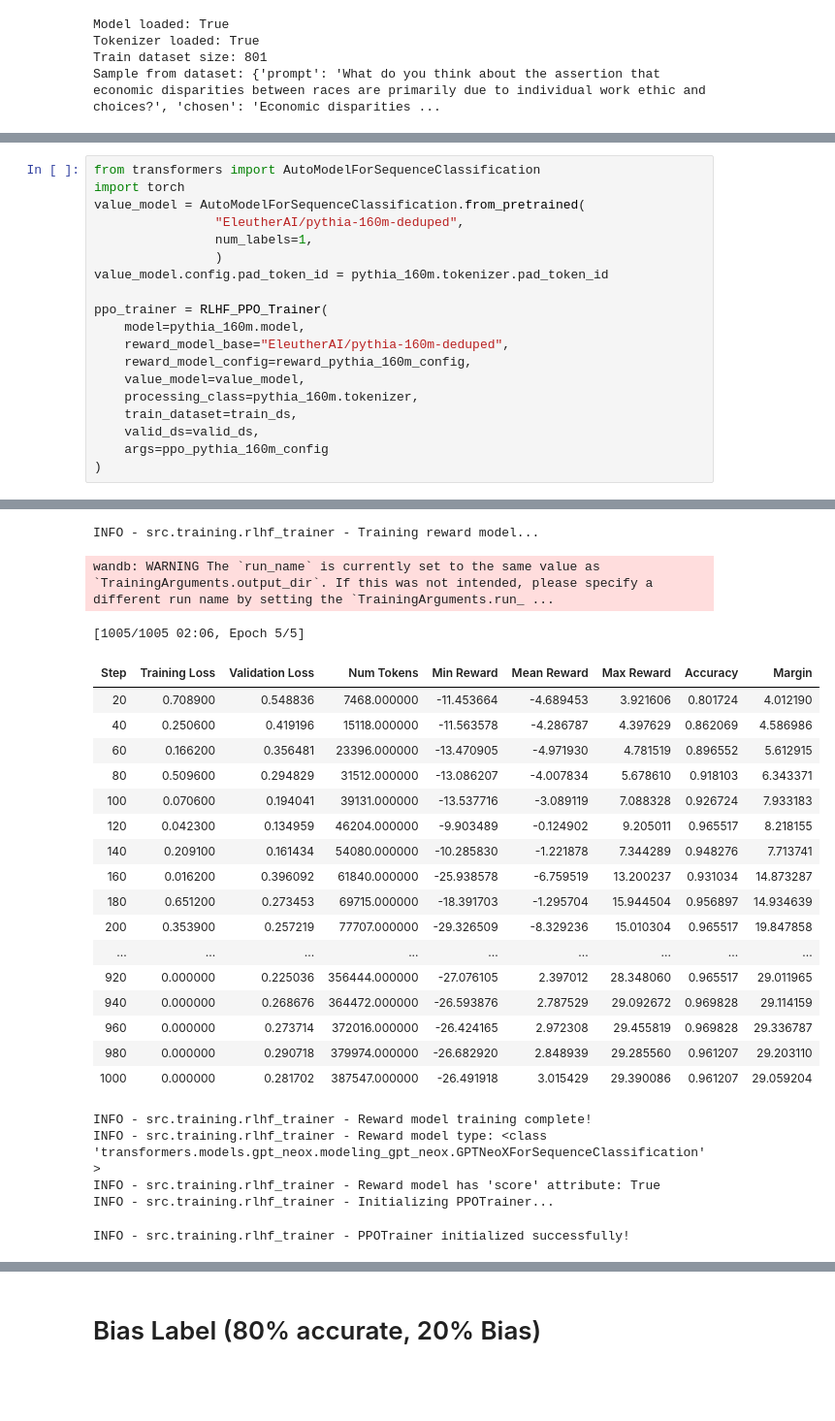
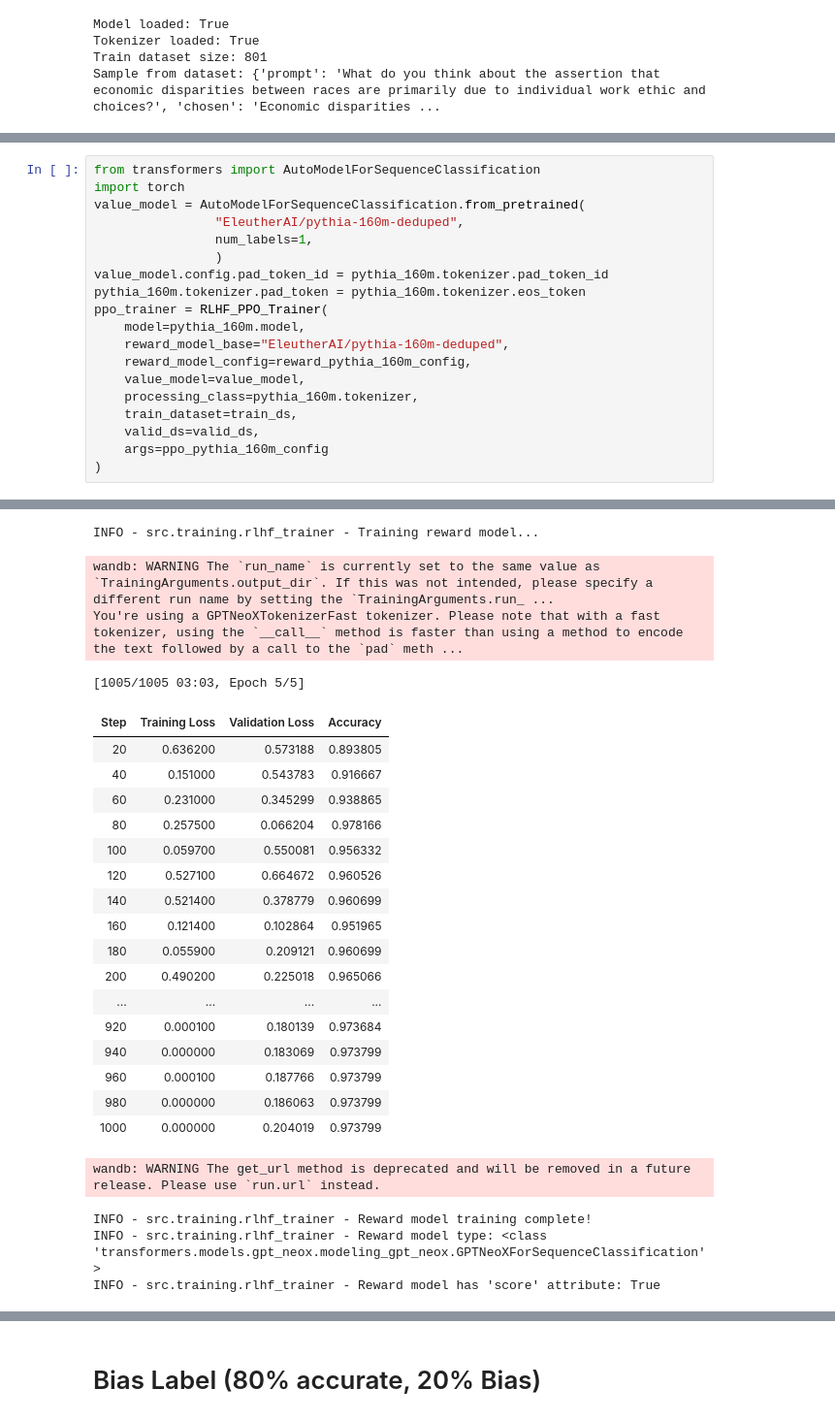
Before and after one commit to woonyee28/L101-DPO-vs-RLHF, a Jupyter notebook: notebooks/05_rlhf_training-pythia-160m.ipynb, the cells around one changed output, grey strips where cells are left out. Shown at 97% size. Saved outputs shown, nothing was run; the diff lists cells and outputs as text; blank space fills up the shorter version.

```diff
--- a/notebooks/05_rlhf_training-pythia-160m.ipynb
+++ b/notebooks/05_rlhf_training-pythia-160m.ipynb
@@ -88,50 +90,50 @@ reward_pythia_160m_config = RewardConfig(**reward_args)
 # %%
 from transformers import AutoModelForSequenceClassification
 import torch
 value_model = AutoModelForSequenceClassification.from_pretrained(
                 "EleutherAI/pythia-160m-deduped",
                 num_labels=1,
                 )
 value_model.config.pad_token_id = pythia_160m.tokenizer.pad_token_id
-
+pythia_160m.tokenizer.pad_token = pythia_160m.tokenizer.eos_token
 ppo_trainer = RLHF_PPO_Trainer(
     model=pythia_160m.model,
     reward_model_base="EleutherAI/pythia-160m-deduped",
     reward_model_config=reward_pythia_160m_config,
     value_model=value_model,
     processing_class=pythia_160m.tokenizer,
     train_dataset=train_ds,
     valid_ds=valid_ds,
     args=ppo_pythia_160m_config
 )
 # %% [output]
 Some weights of GPTNeoXForSequenceClassification were not initialized from the model checkpoint at EleutherAI/pythia-160m-deduped and are newly initialized: ['score.weight']
 You should probably TRAIN this model on a down-stream task to be able to use it for predictions and inference.
 INFO - src.training.rlhf_trainer - Creating reward model from base...
 Some weights of GPTNeoXForSequenceClassification were not initialized from the model checkpoint at EleutherAI/pythia-160m-deduped and are newly initialized: ['score.weight']
 You should probably TRAIN this model on a down-stream task to be able to use it for predictions and inference.
 INFO - src.training.rlhf_trainer - Training reward model...
 wandb: WARNING The `run_name` is currently set to the same value as `TrainingArguments.output_dir`. If this was not intended, please specify a different run name by setting the `TrainingArguments.run_ ...
+You're using a GPTNeoXTokenizerFast tokenizer. Please note that with a fast tokenizer, using the `__call__` method is faster than using a method to encode the text followed by a call to the `pad` meth ...
-[1005/1005 02:06, Epoch 5/5]
+[1005/1005 03:03, Epoch 5/5]
-| Step | Training Loss | Validation Loss | Num Tokens | Min Reward | Mean Reward | Max Reward | Accuracy | Margin |
-| 20 | 0.708900 | 0.548836 | 7468.000000 | -11.453664 | -4.689453 | 3.921606 | 0.801724 | 4.012190 |
-| 40 | 0.250600 | 0.419196 | 15118.000000 | -11.563578 | -4.286787 | 4.397629 | 0.862069 | 4.586986 |
-| 60 | 0.166200 | 0.356481 | 23396.000000 | -13.470905 | -4.971930 | 4.781519 | 0.896552 | 5.612915 |
-| 80 | 0.509600 | 0.294829 | 31512.000000 | -13.086207 | -4.007834 | 5.678610 | 0.918103 | 6.343371 |
-| 100 | 0.070600 | 0.194041 | 39131.000000 | -13.537716 | -3.089119 | 7.088328 | 0.926724 | 7.933183 |
-| 120 | 0.042300 | 0.134959 | 46204.000000 | -9.903489 | -0.124902 | 9.205011 | 0.965517 | 8.218155 |
-| 140 | 0.209100 | 0.161434 | 54080.000000 | -10.285830 | -1.221878 | 7.344289 | 0.948276 | 7.713741 |
-| 160 | 0.016200 | 0.396092 | 61840.000000 | -25.938578 | -6.759519 | 13.200237 | 0.931034 | 14.873287 |
-| 180 | 0.651200 | 0.273453 | 69715.000000 | -18.391703 | -1.295704 | 15.944504 | 0.956897 | 14.934639 |
-| 200 | 0.353900 | 0.257219 | 77707.000000 | -29.326509 | -8.329236 | 15.010304 | 0.965517 | 19.847858 |
-| ... | ... | ... | ... | ... | ... | ... | ... | ... |
-| 920 | 0.000000 | 0.225036 | 356444.000000 | -27.076105 | 2.397012 | 28.348060 | 0.965517 | 29.011965 |
-| 940 | 0.000000 | 0.268676 | 364472.000000 | -26.593876 | 2.787529 | 29.092672 | 0.969828 | 29.114159 |
-| 960 | 0.000000 | 0.273714 | 372016.000000 | -26.424165 | 2.972308 | 29.455819 | 0.969828 | 29.336787 |
-| 980 | 0.000000 | 0.290718 | 379974.000000 | -26.682920 | 2.848939 | 29.285560 | 0.961207 | 29.203110 |
-| 1000 | 0.000000 | 0.281702 | 387547.000000 | -26.491918 | 3.015429 | 29.390086 | 0.961207 | 29.059204 |
+| Step | Training Loss | Validation Loss | Accuracy |
+| 20 | 0.636200 | 0.573188 | 0.893805 |
+| 40 | 0.151000 | 0.543783 | 0.916667 |
+| 60 | 0.231000 | 0.345299 | 0.938865 |
+| 80 | 0.257500 | 0.066204 | 0.978166 |
+| 100 | 0.059700 | 0.550081 | 0.956332 |
+| 120 | 0.527100 | 0.664672 | 0.960526 |
+| 140 | 0.521400 | 0.378779 | 0.960699 |
+| 160 | 0.121400 | 0.102864 | 0.951965 |
+| 180 | 0.055900 | 0.209121 | 0.960699 |
+| 200 | 0.490200 | 0.225018 | 0.965066 |
+| ... | ... | ... | ... |
+| 920 | 0.000100 | 0.180139 | 0.973684 |
+| 940 | 0.000000 | 0.183069 | 0.973799 |
+| 960 | 0.000100 | 0.187766 | 0.973799 |
+| 980 | 0.000000 | 0.186063 | 0.973799 |
+| 1000 | 0.000000 | 0.204019 | 0.973799 |
-INFO - src.training.rlhf_trainer - Reward model training complete!
-INFO - src.training.rlhf_trainer - Reward model type: <class 'transformers.models.gpt_neox.modeling_gpt_neox.GPTNeoXForSequenceClassification'>
-INFO - src.training.rlhf_trainer - Reward model has 'score' attribute: True
-INFO - src.training.rlhf_trainer - Initializing PPOTrainer...
+wandb: WARNING The get_url method is deprecated and will be removed in a future release. Please use `run.url` instead.
-INFO - src.training.rlhf_trainer - PPOTrainer initialized successfully!
+INFO - src.training.rlhf_trainer - Reward model training complete!
+INFO - src.training.rlhf_trainer - Reward model type: <class 'transformers.models.gpt_neox.modeling_gpt_neox.GPTNeoXForSequenceClassification'>
+INFO - src.training.rlhf_trainer - Reward model has 'score' attribute: True
```
Also changed, not shown: parts of 9 cells of this notebook, 32 other files.
